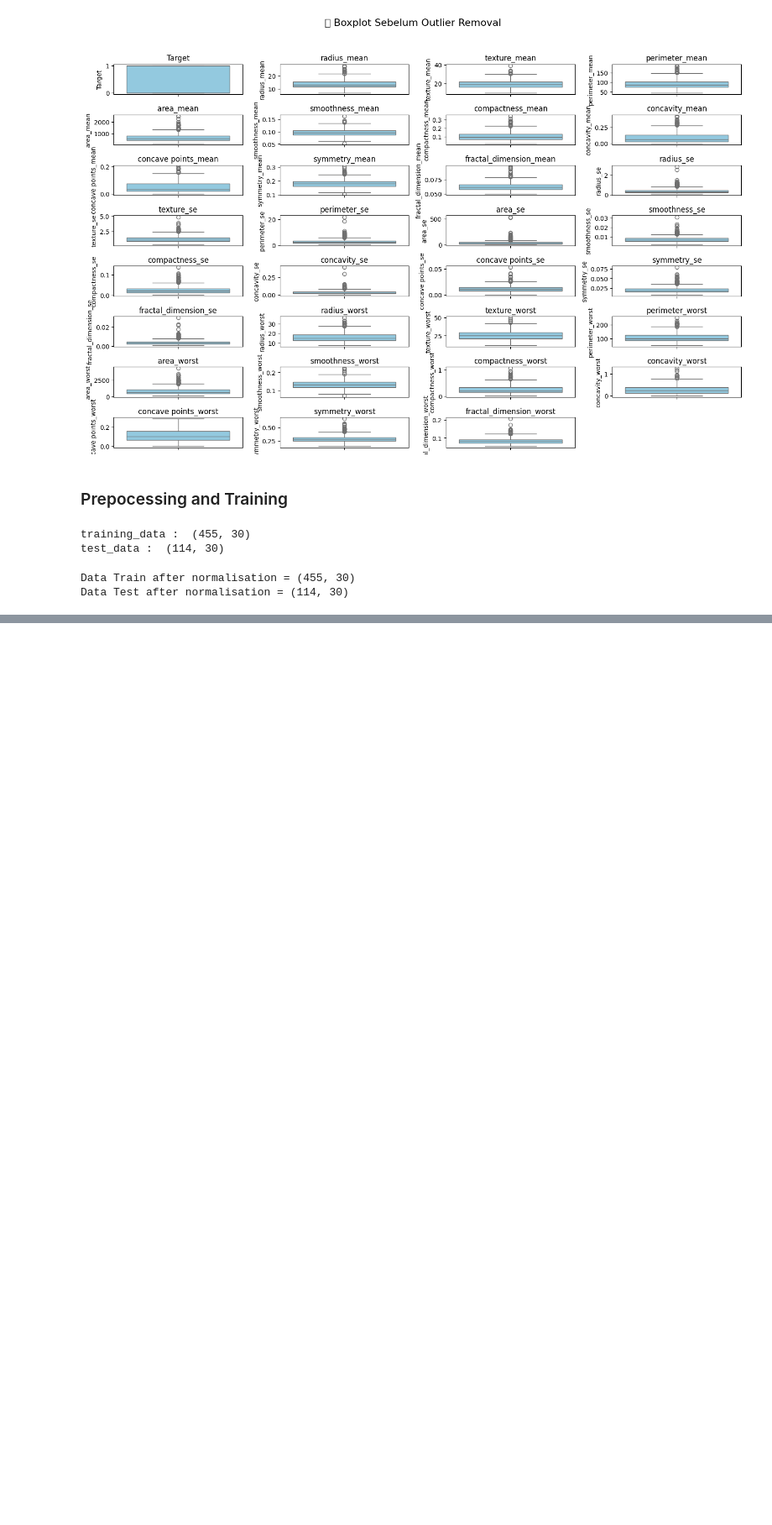
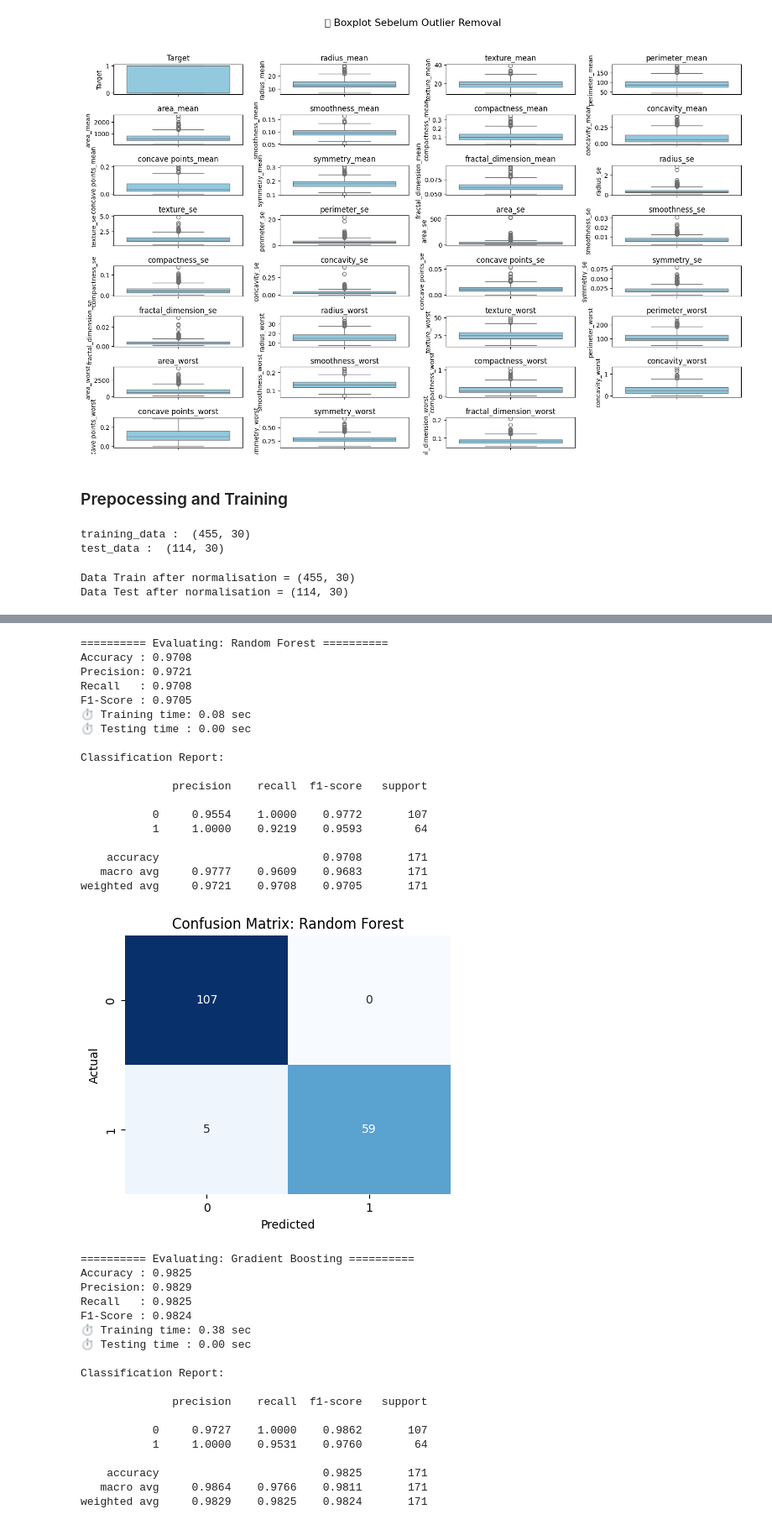
Before and after one commit to muhammadzuama/RisetKK, a Jupyter notebook: pso/breast.ipynb, the cells around one changed output, grey strips where cells are left out. Shown at 84% size. Drawn from its saved outputs; the diff is of its cells as text; code cells hidden in the pictures; blank space fills up the shorter version.

```diff
--- a/pso/breast.ipynb
+++ b/pso/breast.ipynb
@@ -505,0 +649,4 @@ weighted avg     0.9737    0.9737    0.9736       114
+# %%
+selected_70 = run_pso_feature_selection(X_train_scaled_70, y_train_1, n_particles=30, iters=40)
+X_train_final_70 = X_train_scaled_70[:, selected_70]
+X_test_final_70 = X_test_scaled_70[:, selected_70]
@@ -505,0 +658,53 @@ weighted avg     0.9737    0.9737    0.9736       114
+# %%
+from sklearn.ensemble import RandomForestClassifier, GradientBoostingClassifier
+from sklearn.naive_bayes import GaussianNB
+from sklearn.svm import SVC
+
+models = [
+    ('Random Forest', RandomForestClassifier(n_estimators=100, random_state=42)),
+    ('Gradient Boosting', GradientBoostingClassifier(n_estimators=200, learning_rate=0.1, max_depth=3, random_state=42)),
+    ('Naive Bayes', GaussianNB()),
+    ('SVM', SVC(kernel='rbf', C=1.0, gamma='scale', random_state=42))
+]
+
+results_df = evaluate_models(models, X_train_final_70, X_test_final_70, y_train_1, y_test_1)
+print("\n✅ Summary of all models:\n")
+print(results_df)
+# %% [output]
+========== Evaluating: Random Forest ==========
+Accuracy : 0.9708
+Precision: 0.9721
+Recall   : 0.9708
+F1-Score : 0.9705
+⏱ Training time: 0.08 sec
+⏱ Testing time : 0.00 sec
+
+Classification Report:
+
+              precision    recall  f1-score   support
+
+           0     0.9554    1.0000    0.9772       107
+           1     1.0000    0.9219    0.9593        64
+
+    accuracy                         0.9708       171
+   macro avg     0.9777    0.9609    0.9683       171
+weighted avg     0.9721    0.9708    0.9705       171
+[figure, added]
+========== Evaluating: Gradient Boosting ==========
+Accuracy : 0.9825
+Precision: 0.9829
+Recall   : 0.9825
+F1-Score : 0.9824
+⏱ Training time: 0.38 sec
+⏱ Testing time : 0.00 sec
+
+Classification Report:
+
+              precision    recall  f1-score   support
+
+           0     0.9727    1.0000    0.9862       107
+           1     1.0000    0.9531    0.9760        64
+
+    accuracy                         0.9825       171
+   macro avg     0.9864    0.9766    0.9811       171
+weighted avg     0.9829    0.9825    0.9824       171
```
Also changed, not shown: parts of 11 cells of this notebook, 1 other file.
